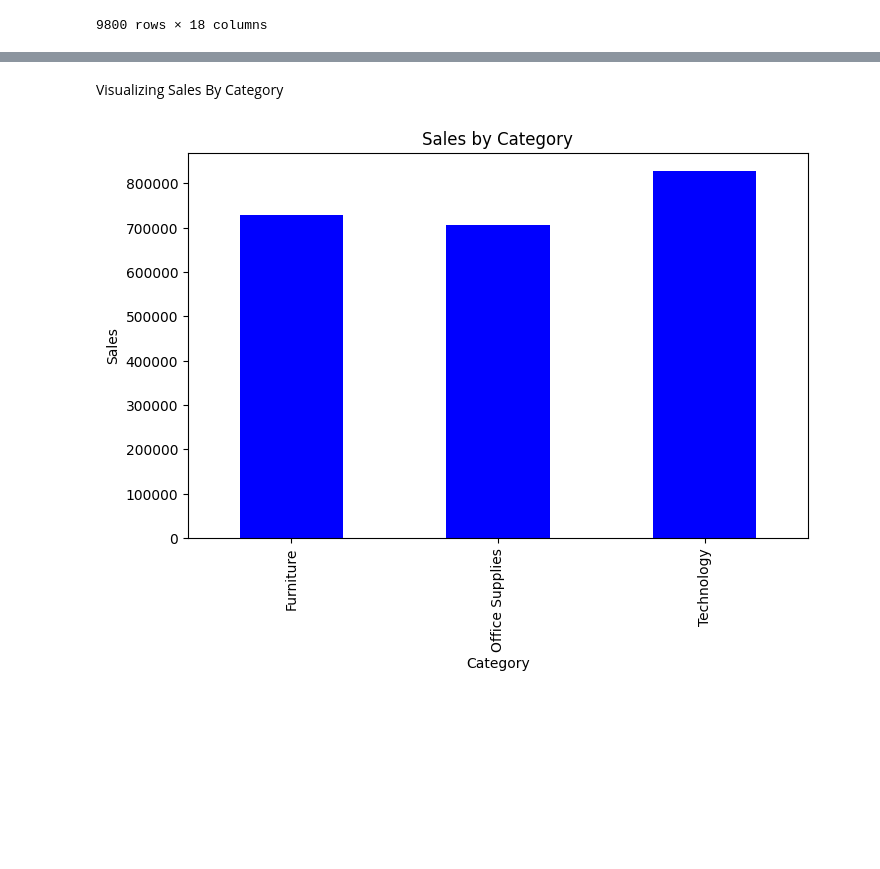
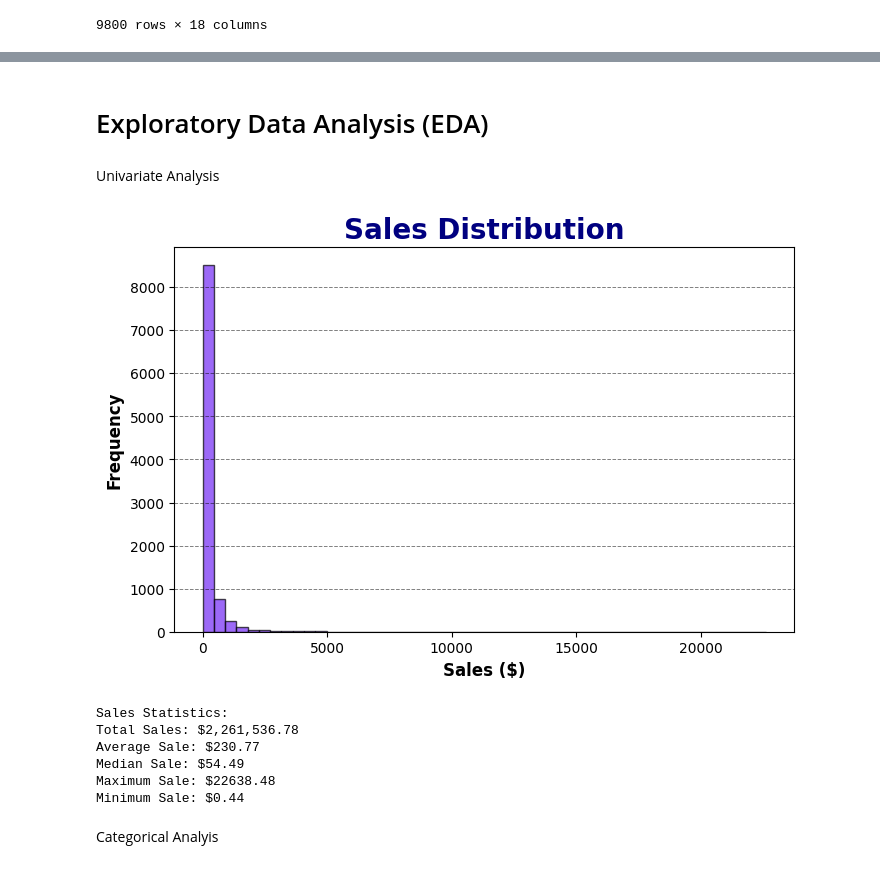
Before and after one commit to soumojit-dev/Superstore-Retail-Sales-and-Profit-Analysis, a Jupyter notebook: analysis.ipynb, the cells around one changed output, grey strips where cells are left out. Drawn from its saved outputs; the diff is of its cells as text; code cells hidden in the pictures; blank space fills up the shorter version.

```diff
--- a/analysis.ipynb
+++ b/analysis.ipynb
@@ -48,6 +49,17 @@ Data Type Conversion: objects -> datetime
 # %%
+# Converting 'Order Date' and 'Ship Date' to datetime format
 df['Order Date'] = pd.to_datetime(df['Order Date'], errors='coerce')
-print('Order Date dtype after conversion:', df['Order Date'].dtype)
+df['Ship Date'] = pd.to_datetime(df['Ship Date'], errors='coerce')
 
-df[['Order Date']].head()
+# Creating Time-Based Features
+df['Order Year'] = df['Order Date'].dt.year
+df['Order Month'] = df['Order Date'].dt.month
+df['Order Day'] = df['Order Date'].dt.day
+
+# Checking for Duplicate Entries
+print('Number of duplicate entries:', df.duplicated().sum())
+
+# Basic Statistics
+print('\nBasic Summary:')
+print(df.describe().to_string())
 # %% [output]
@@ -63,4 +77,0 @@ New Column Creation
-# %%
-df['Year'] = df['Order Date'].dt.year
-df['Month'] = df['Order Date'].dt.month
-df.head(2)
@@ -82,11 +78,31 @@ sales_by_segment = df.groupby('Segment')['Sales'].sum()
-# %% [markdown]
-Visualizing Sales By Category
-# %%
-plt.figure(figsize=(8,5))
-sales_by_category.plot(kind='bar', color='blue')
-plt.title("Sales by Category")
-plt.xlabel("Category")
-plt.ylabel("Sales")
-plt.show()
-# %% [output]
-[figure, removed]
+# %% [markdown]
+# Exploratory Data Analysis (EDA)
+# %% [markdown]
+Univariate Analysis
+# %%
+# Sales Distribution
+plt.figure(figsize=(8,5))
+plt.hist(df['Sales'], bins=50, color="#7329F4", edgecolor='black', alpha=0.7)
+plt.title("Sales Distribution", fontdict={'fontsize':20, 'fontweight':'bold', 'color':'navy'})
+plt.xlabel("Sales ($)", fontdict={'fontsize':12, 'fontweight':'bold'})
+plt.ylabel("Frequency", fontdict={'fontsize':12, 'fontweight':'bold'})
+plt.grid(axis='y', alpha=0.5, linestyle='--', linewidth=0.7, color='black')
+plt.show()
+
+# Sales by different categories
+print("Sales Statistics:")
+print(f"Total Sales: ${df['Sales'].sum():,.2f}")
+print(f"Average Sale: ${df['Sales'].mean():.2f}")
+print(f"Median Sale: ${df['Sales'].median():.2f}")
+print(f"Maximum Sale: ${df['Sales'].max():.2f}")
+print(f"Minimum Sale: ${df['Sales'].min():.2f}")
+# %% [output]
+[figure, added]
+Sales Statistics:
+Total Sales: $2,261,536.78
+Average Sale: $230.77
+Median Sale: $54.49
+Maximum Sale: $22638.48
+Minimum Sale: $0.44
+# %% [markdown]
+Categorical Analyis
```
Also changed, not shown: parts of 26 cells of this notebook.
